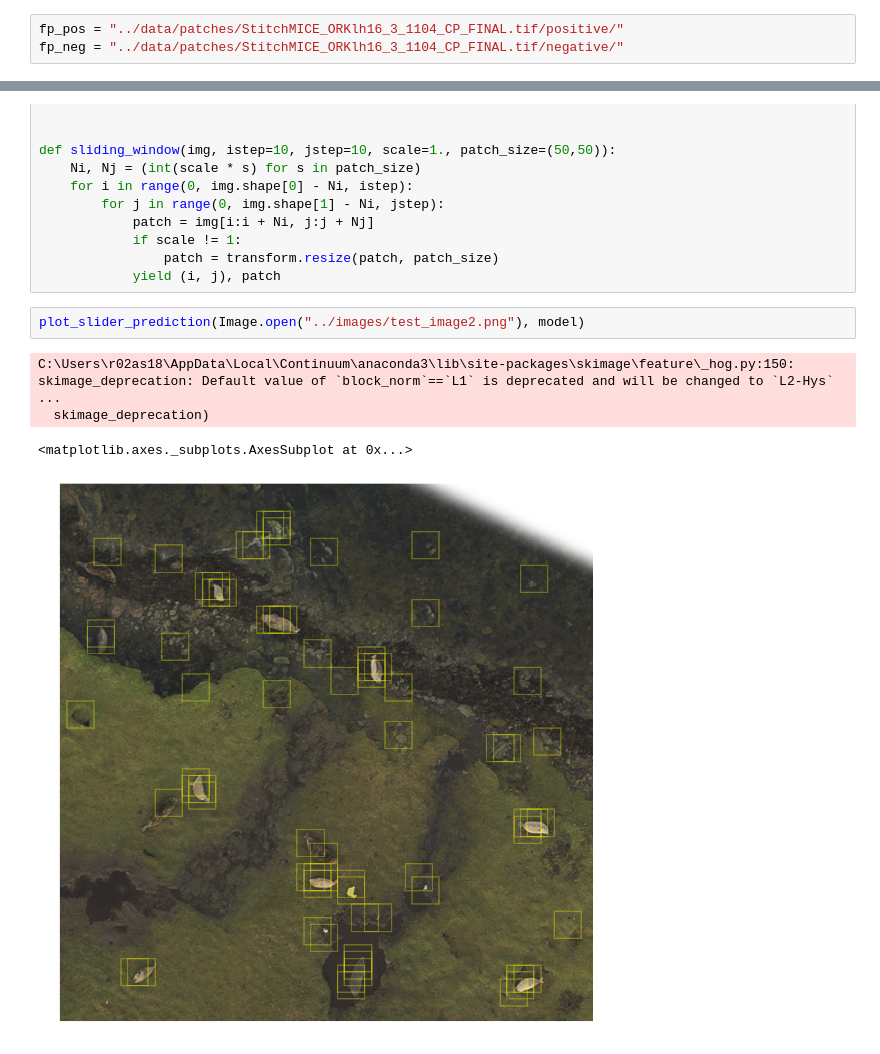
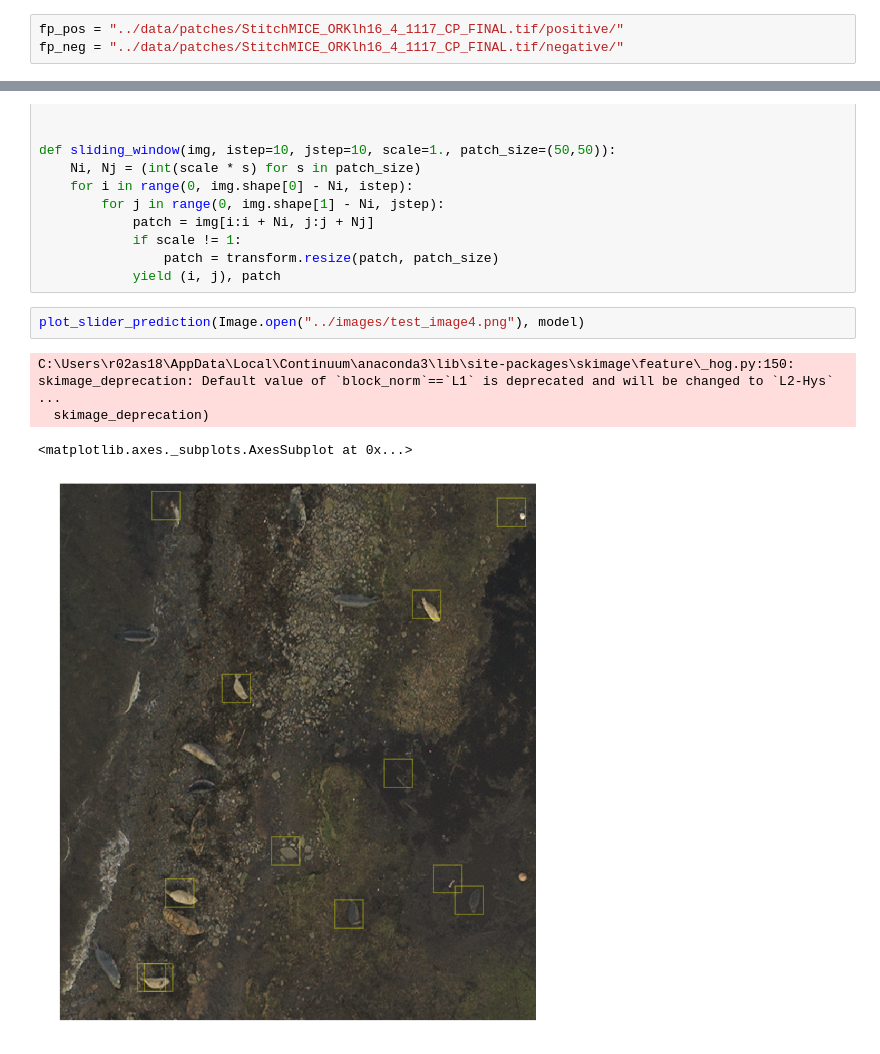
Before and after one commit to alex-schaaf/savewally, a Jupyter notebook: notebooks/02_learning_sklearn.ipynb, the cells around one changed output, grey strips where cells are left out. Drawn from its saved outputs; the diff is of its cells as text.

Commit message:
first test for new feature selection

```diff
--- a/notebooks/02_learning_sklearn.ipynb
+++ b/notebooks/02_learning_sklearn.ipynb
@@ -15,6 +26,6 @@ from PIL import Image
 # %%
-fp_pos = "../data/patches/StitchMICE_ORKlh16_3_1104_CP_FINAL.tif/positive/"
-fp_neg = "../data/patches/StitchMICE_ORKlh16_3_1104_CP_FINAL.tif/negative/"
+fp_pos = "../data/patches/StitchMICE_ORKlh16_4_1117_CP_FINAL.tif/positive/"
+fp_neg = "../data/patches/StitchMICE_ORKlh16_4_1117_CP_FINAL.tif/negative/"
 # %%
 positive_patches = savewally.read_patches(fp_pos)
 negative_patches = savewally.read_patches(fp_neg)
@@ -113,9 +126,9 @@ def sliding_window(img, istep=10, jstep=10, scale=1., patch_size=(50,50)):
                 patch = transform.resize(patch, patch_size)
             yield (i, j), patch
 # %%
-plot_slider_prediction(Image.open("../images/test_image2.png"), model)
+plot_slider_prediction(Image.open("../images/test_image4.png"), model)
 # %% [output]
 C:\Users\r02as18\AppData\Local\Continuum\anaconda3\lib\site-packages\skimage\feature\_hog.py:150: skimage_deprecation: Default value of `block_norm`==`L1` is deprecated and will be changed to `L2-Hys` ...
   skimage_deprecation)
 <matplotlib.axes._subplots.AxesSubplot at 0x...>
-[figure, old version]
+[figure, new version]
```
Also changed, not shown: parts of 9 cells of this notebook, 1 other file.
